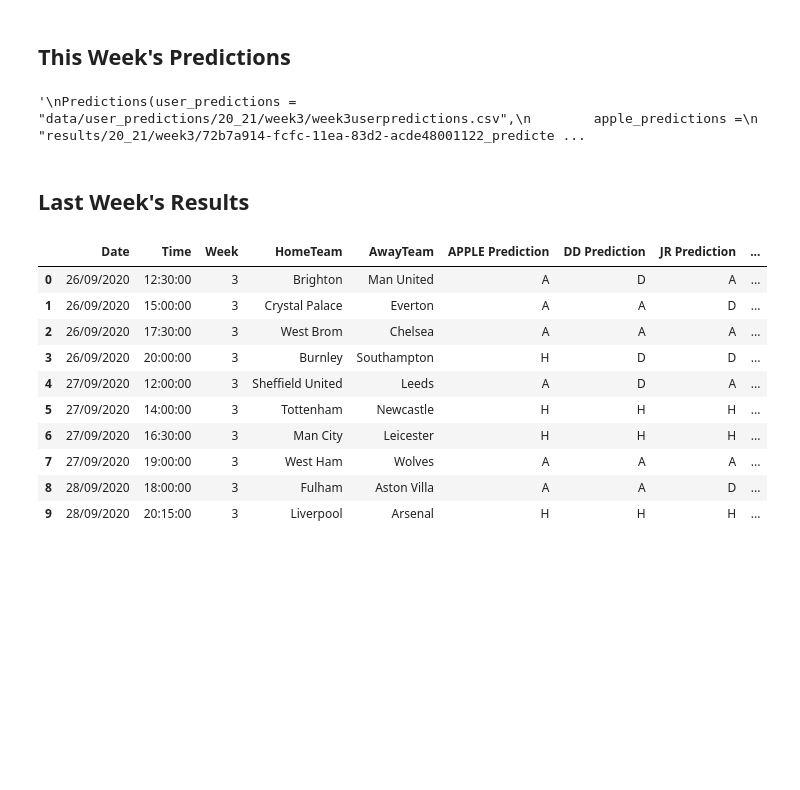
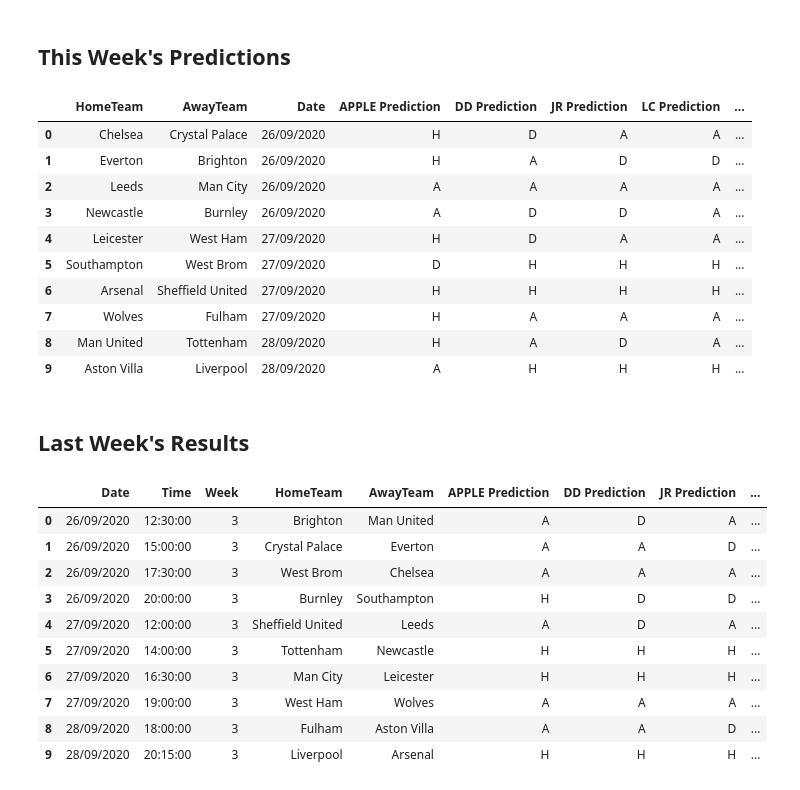
Before and after one commit to benjaminjellis/APPLE, a Jupyter notebook: weekly_results_and_insights.ipynb, the cells around one changed output. Cells and saved outputs as stored; diff of their text form; code cells hidden in the pictures; blank space fills up the shorter version.

Commit message:
week 4 predictions update. Also changed APPLE API level ingestion of mined odds to allow input of British style and auto conversion to Euor style for prediction

```diff
--- a/weekly results_and_insights.ipynb
+++ b/weekly_results_and_insights.ipynb
@@ -4,13 +4,21 @@ from analytics.visulisation import Visualisation
 # %% [markdown]
 ## This Week's Predictions
 # %%
-"""
 Predictions(user_predictions = "data/user_predictions/20_21/week3/week3userpredictions.csv",
         apple_predictions =
-        "results/20_21/week3/72b7a914-fcfc-11ea-83d2-acde48001122_predicted_results.csv").show()
-    """
+        "results/20_21/week4/7640a728-04fb-11eb-8c32-acde48001122_predicted_results.csv").show()
 # %% [output]
-'\nPredictions(user_predictions = "data/user_predictions/20_21/week3/week3userpredictions.csv",\n        apple_predictions =\n        "results/20_21/week3/72b7a914-fcfc-11ea-83d2-acde48001122_predicte ...
+|  | HomeTeam | AwayTeam | Date | APPLE Prediction | DD Prediction | JR Prediction | LC Prediction | ... |
+| 0 | Chelsea | Crystal Palace | 26/09/2020 | H | D | A | A | ... |
+| 1 | Everton | Brighton | 26/09/2020 | H | A | D | D | ... |
+| 2 | Leeds | Man City | 26/09/2020 | A | A | A | A | ... |
+| 3 | Newcastle | Burnley | 26/09/2020 | A | D | D | A | ... |
+| 4 | Leicester | West Ham | 27/09/2020 | H | D | A | A | ... |
+| 5 | Southampton | West Brom | 27/09/2020 | D | H | H | H | ... |
+| 6 | Arsenal | Sheffield United | 27/09/2020 | H | H | H | H | ... |
+| 7 | Wolves | Fulham | 27/09/2020 | H | A | A | A | ... |
+| 8 | Man United | Tottenham | 28/09/2020 | H | A | D | A | ... |
+| 9 | Aston Villa | Liverpool | 28/09/2020 | A | H | H | H | ... |
 # %% [markdown]
 ## Last Week's Results
 # %%
```
Also changed, not shown: 35 other files.
